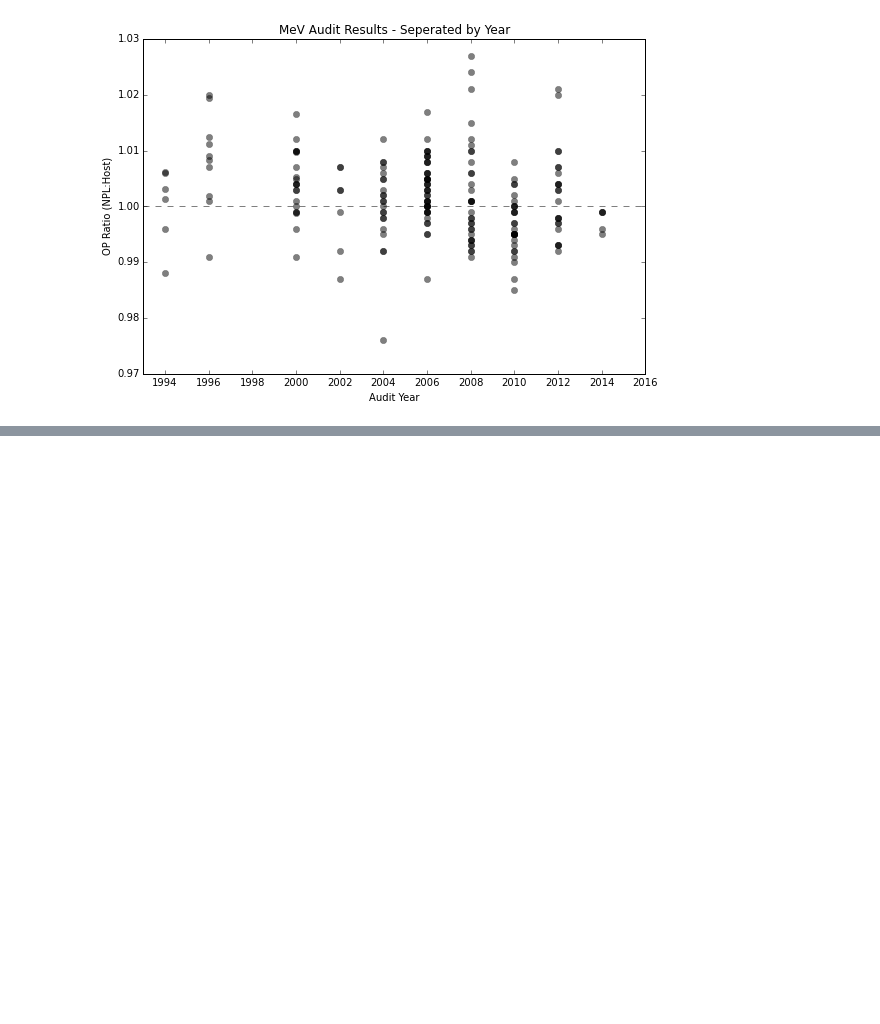
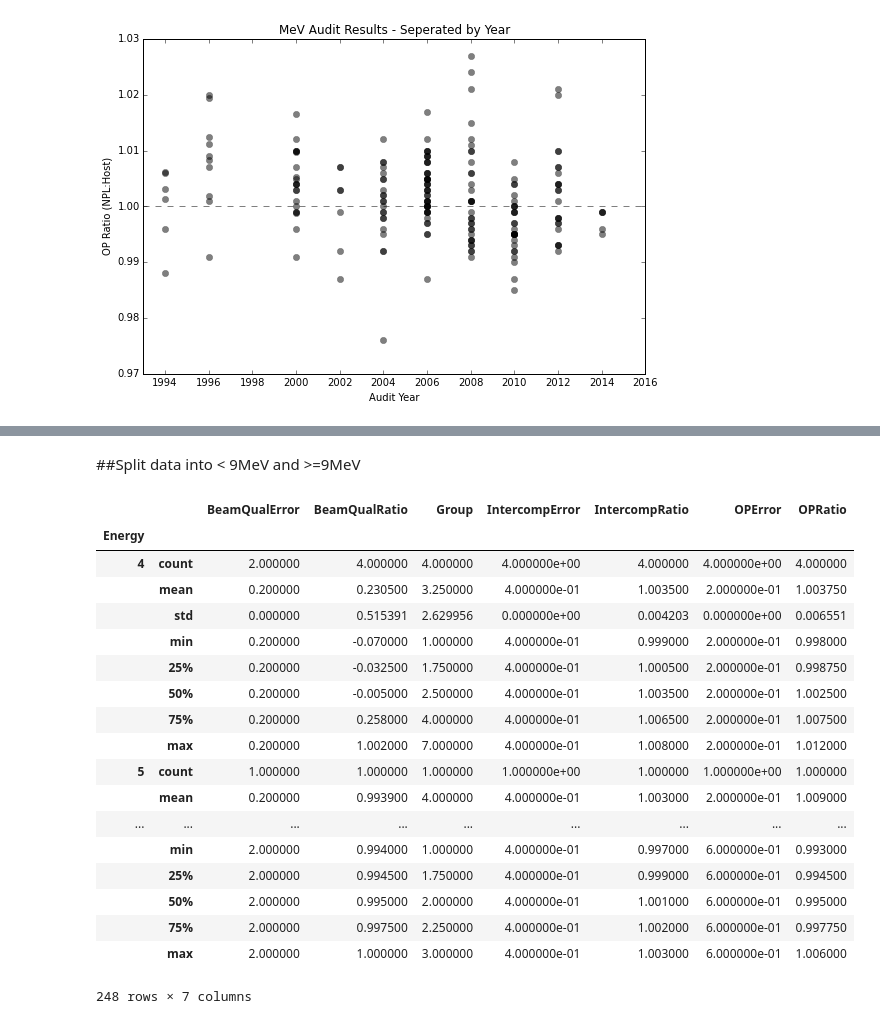
Before and after one commit to mbolt01/InitialCode, a Jupyter notebook: NPL Data Plots - All Data-NHS.ipynb, the cells around one changed output, grey strips where cells are left out. Drawn from its saved outputs; the diff is of its cells as text; code cells hidden in the pictures; blank space fills up the shorter version.

```diff
--- a/NPL Data Plots - All Data-NHS.ipynb
+++ b/NPL Data Plots - All Data-NHS.ipynb
@@ -493,3 +493,27 @@ nhs_data.groupby('Type').describe()
 |  | 50% | 2.000000e+00 | 1.002500 | 135.000000 | 3.000000 | 4.000000e-01 | 1.000000 | 0.600000 | ... |
 |  | 75% | 2.000000e+00 | 1.023750 | 220.000000 | 7.000000 | 4.000000e-01 | 1.002250 | 0.600000 | ... |
 |  | max | 5.000000e+00 | 1.077000 | 300.000000 | 9.000000 | 4.000000e-01 | 1.011000 | 0.800000 | ... |
+# %% [markdown]
+##Split data into < 9MeV and >=9MeV
+# %%
+nhs_data.groupby('Energy').describe()
+# %% [output]
+|  |  | BeamQualError | BeamQualRatio | Group | IntercompError | IntercompRatio | OPError | OPRatio |
+| Energy |  |  |  |  |  |  |  |  |
+| 4 | count | 2.000000 | 4.000000 | 4.000000 | 4.000000e+00 | 4.000000 | 4.000000e+00 | 4.000000 |
+|  | mean | 0.200000 | 0.230500 | 3.250000 | 4.000000e-01 | 1.003500 | 2.000000e-01 | 1.003750 |
+|  | std | 0.000000 | 0.515391 | 2.629956 | 0.000000e+00 | 0.004203 | 0.000000e+00 | 0.006551 |
+|  | min | 0.200000 | -0.070000 | 1.000000 | 4.000000e-01 | 0.999000 | 2.000000e-01 | 0.998000 |
+|  | 25% | 0.200000 | -0.032500 | 1.750000 | 4.000000e-01 | 1.000500 | 2.000000e-01 | 0.998750 |
+|  | 50% | 0.200000 | -0.005000 | 2.500000 | 4.000000e-01 | 1.003500 | 2.000000e-01 | 1.002500 |
+|  | 75% | 0.200000 | 0.258000 | 4.000000 | 4.000000e-01 | 1.006500 | 2.000000e-01 | 1.007500 |
+|  | max | 0.200000 | 1.002000 | 7.000000 | 4.000000e-01 | 1.008000 | 2.000000e-01 | 1.012000 |
+| 5 | count | 1.000000 | 1.000000 | 1.000000 | 1.000000e+00 | 1.000000 | 1.000000e+00 | 1.000000 |
+|  | mean | 0.200000 | 0.993900 | 4.000000 | 4.000000e-01 | 1.003000 | 2.000000e-01 | 1.009000 |
+| ... | ... | ... | ... | ... | ... | ... | ... | ... |
+|  | min | 2.000000 | 0.994000 | 1.000000 | 4.000000e-01 | 0.997000 | 6.000000e-01 | 0.993000 |
+|  | 25% | 2.000000 | 0.994500 | 1.750000 | 4.000000e-01 | 0.999000 | 6.000000e-01 | 0.994500 |
+|  | 50% | 2.000000 | 0.995000 | 2.000000 | 4.000000e-01 | 1.001000 | 6.000000e-01 | 0.995000 |
+|  | 75% | 2.000000 | 0.997500 | 2.250000 | 4.000000e-01 | 1.002000 | 6.000000e-01 | 0.997750 |
+|  | max | 2.000000 | 1.000000 | 3.000000 | 4.000000e-01 | 1.003000 | 6.000000e-01 | 1.006000 |
+248 rows × 7 columns
```
Also changed, not shown: parts of 3 cells of this notebook.
